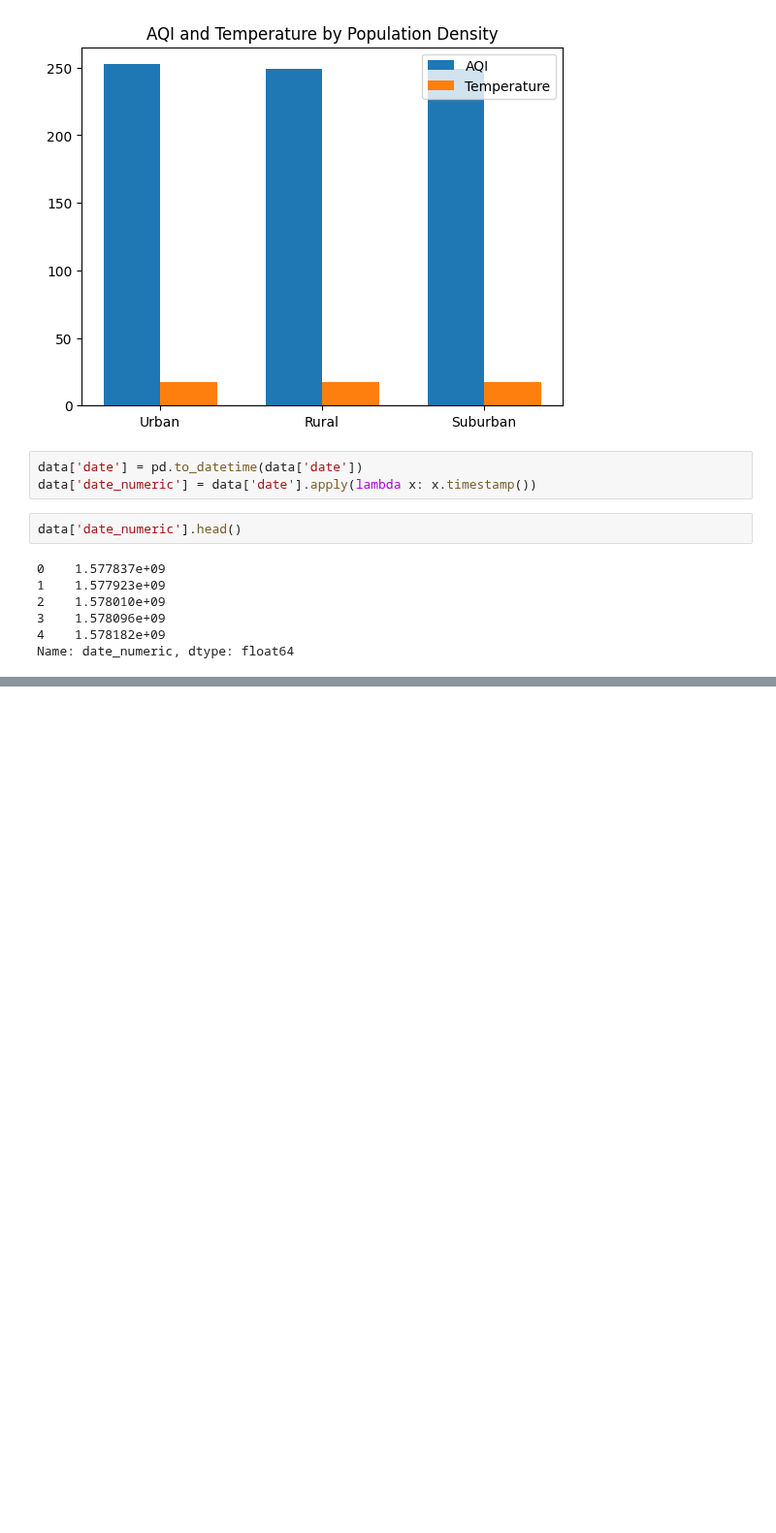
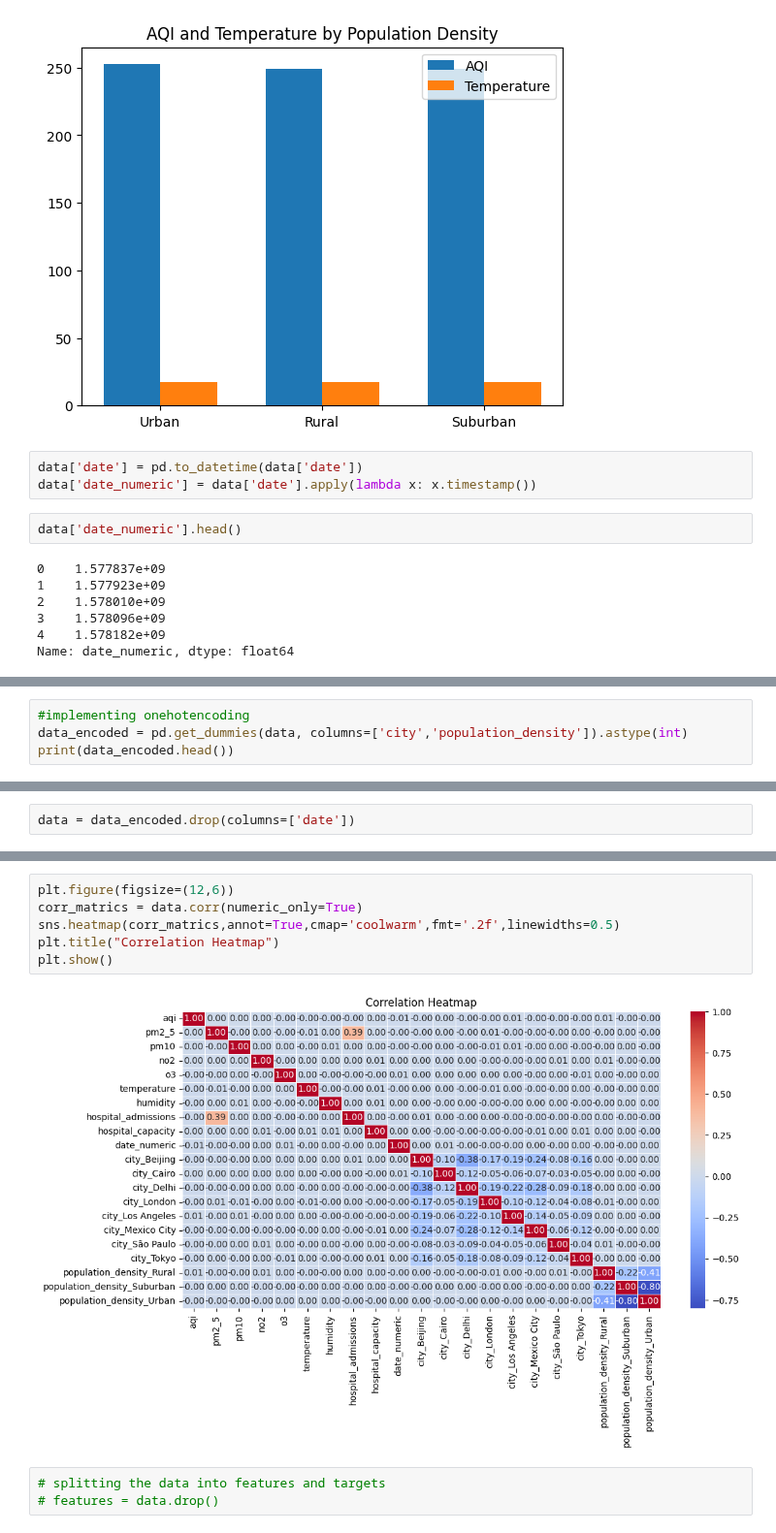
Before and after one commit to GENTLEW1ND/Python, a Jupyter notebook: air-quality-and-temperature.ipynb, the cells around one changed output, grey strips where cells are left out. Shown at 97% size. Cells and saved outputs as stored; diff of their text form; blank space fills up the shorter version.

```diff
--- a/air-quality-and-temperature.ipynb
+++ b/air-quality-and-temperature.ipynb
@@ -159,0 +154,4 @@ Name: date_numeric, dtype: float64
+# %%
+#implementing onehotencoding
+data_encoded = pd.get_dummies(data, columns=['city','population_density']).astype(int)
+print(data_encoded.head())
@@ -159,0 +205,2 @@ Name: date_numeric, dtype: float64
+# %%
+data = data_encoded.drop(columns=['date'])
@@ -159,0 +237,11 @@ Name: date_numeric, dtype: float64
+# %%
+plt.figure(figsize=(12,6))
+corr_matrics = data.corr(numeric_only=True)
+sns.heatmap(corr_matrics,annot=True,cmap='coolwarm',fmt='.2f',linewidths=0.5)
+plt.title("Correlation Heatmap")
+plt.show()
+# %% [output]
+[figure, added]
+# %%
+# splitting the data into features and targets
+# features = data.drop()
```
Also changed, not shown: parts of 6 cells of this notebook.
